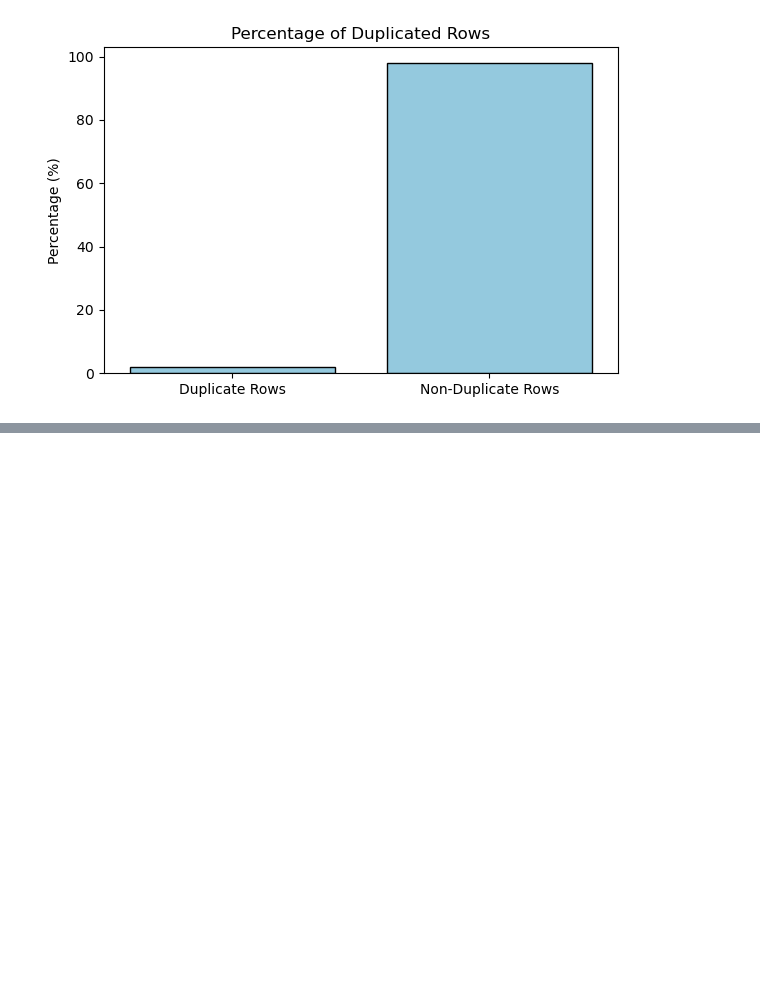
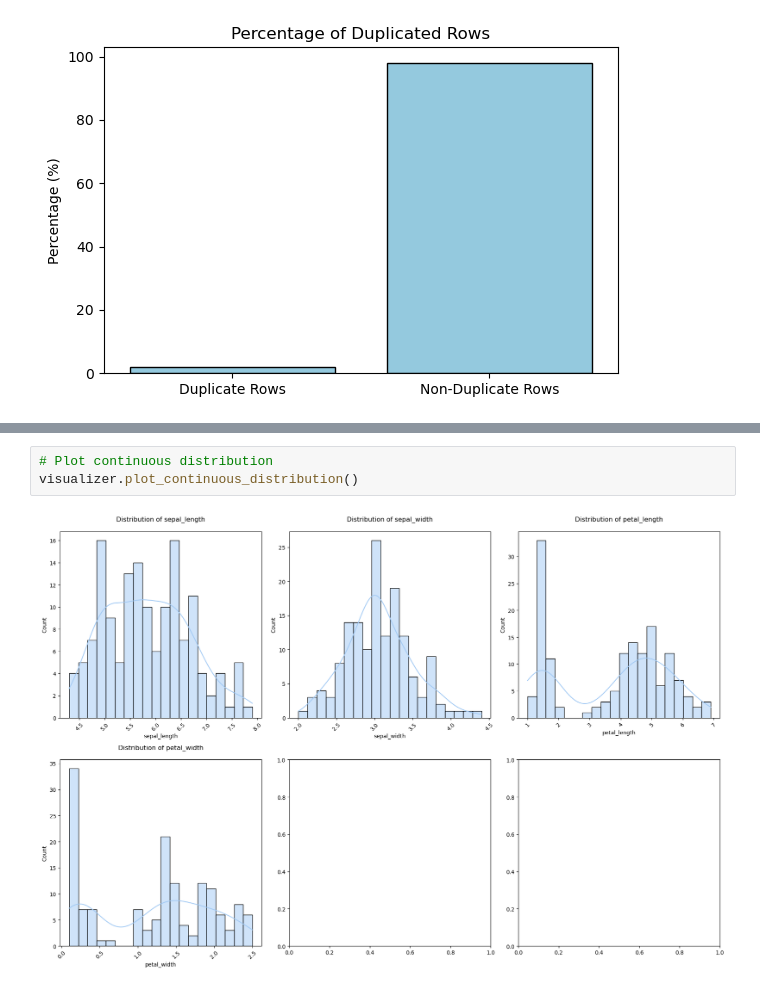
Before and after one commit to Isaac-Ndirangu-Muturi-749/CODSOFT-Iris-Species-Classification-Using-Machine-Learning--A-Comprehensive-Analysis, a Jupyter notebook: jupyter_notebook.ipynb, the cells around one changed output, grey strips where cells are left out. Drawn from its saved outputs; the diff is of its cells as text; blank space fills up the shorter version.

```diff
--- a/jupyter_notebook.ipynb
+++ b/jupyter_notebook.ipynb
@@ -311,0 +601,5 @@ EDA
+# %%
+# Plot continuous distribution
+visualizer.plot_continuous_distribution()
+# %% [output]
+[figure, added]
```
Also changed, not shown: parts of 68 cells of this notebook.
